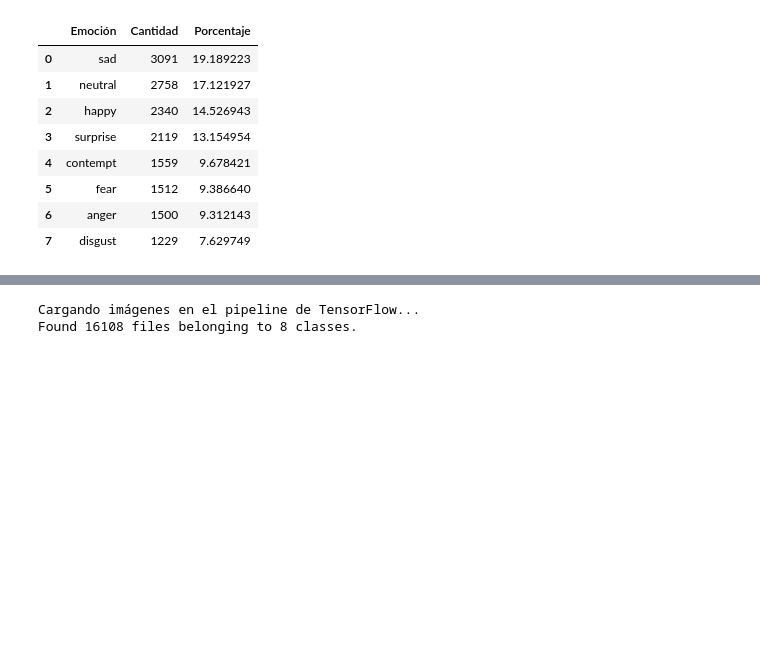
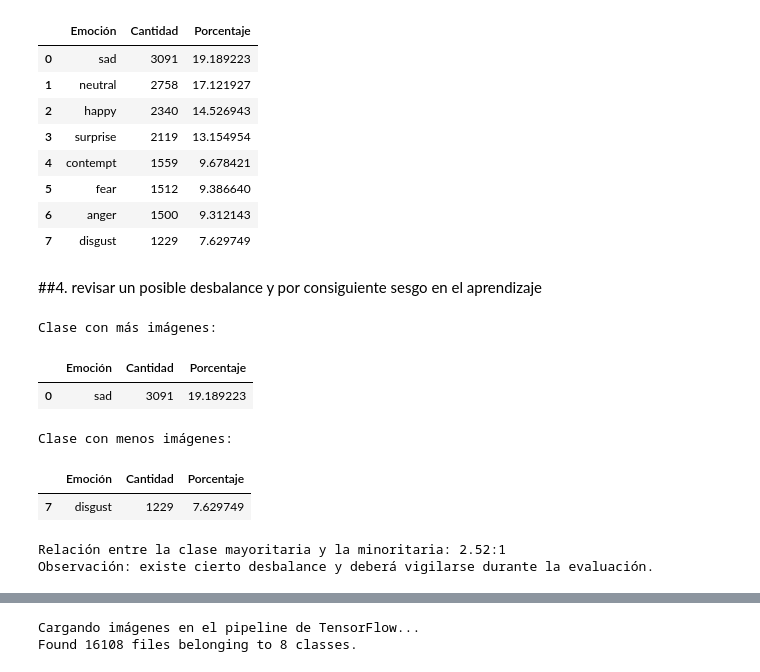
Before and after one commit to Niot-Espol/facetracker, a Jupyter notebook: notebooks/PipelineBase.ipynb, the cells around one changed output, grey strips where cells are left out. Drawn from its saved outputs; the diff is of its cells as text; code cells hidden in the pictures; blank space fills up the shorter version.

```diff
--- a/notebooks/PipelineBase.ipynb
+++ b/notebooks/PipelineBase.ipynb
@@ -82,3 +91,37 @@ Total de imágenes: 16108
 | 5 | fear | 1512 | 9.386640 |
 | 6 | anger | 1500 | 9.312143 |
 | 7 | disgust | 1229 | 7.629749 |
+# %% [markdown]
+##4. revisar un posible desbalance y por consiguiente sesgo en el aprendizaje
+# %%
+cantidad_maxima = int(distribucion["Cantidad"].max())
+cantidad_minima = int(distribucion["Cantidad"].min())
+
+if cantidad_minima == 0:
+    razon_desbalance = np.inf
+else:
+    razon_desbalance = cantidad_maxima / cantidad_minima
+
+print("Clase con más imágenes:")
+display(distribucion.head(1))
+
+print("Clase con menos imágenes:")
+display(distribucion.tail(1))
+
+print(f"Relación entre la clase mayoritaria y la minoritaria: {razon_desbalance:.2f}:1")
+
+if razon_desbalance >= 3:
+    print("Advertencia: existe un desbalance considerable entre las clases.")
+elif razon_desbalance >= 1.5:
+    print("Observación: existe cierto desbalance y deberá vigilarse durante la evaluación.")
+else:
+    print("Las cantidades son relativamente similares entre clases.")
+# %% [output]
+Clase con más imágenes:
+|  | Emoción | Cantidad | Porcentaje |
+| 0 | sad | 3091 | 19.189223 |
+Clase con menos imágenes:
+|  | Emoción | Cantidad | Porcentaje |
+| 7 | disgust | 1229 | 7.629749 |
+Relación entre la clase mayoritaria y la minoritaria: 2.52:1
+Observación: existe cierto desbalance y deberá vigilarse durante la evaluación.
```
Also changed, not shown: parts of 10 cells of this notebook.
